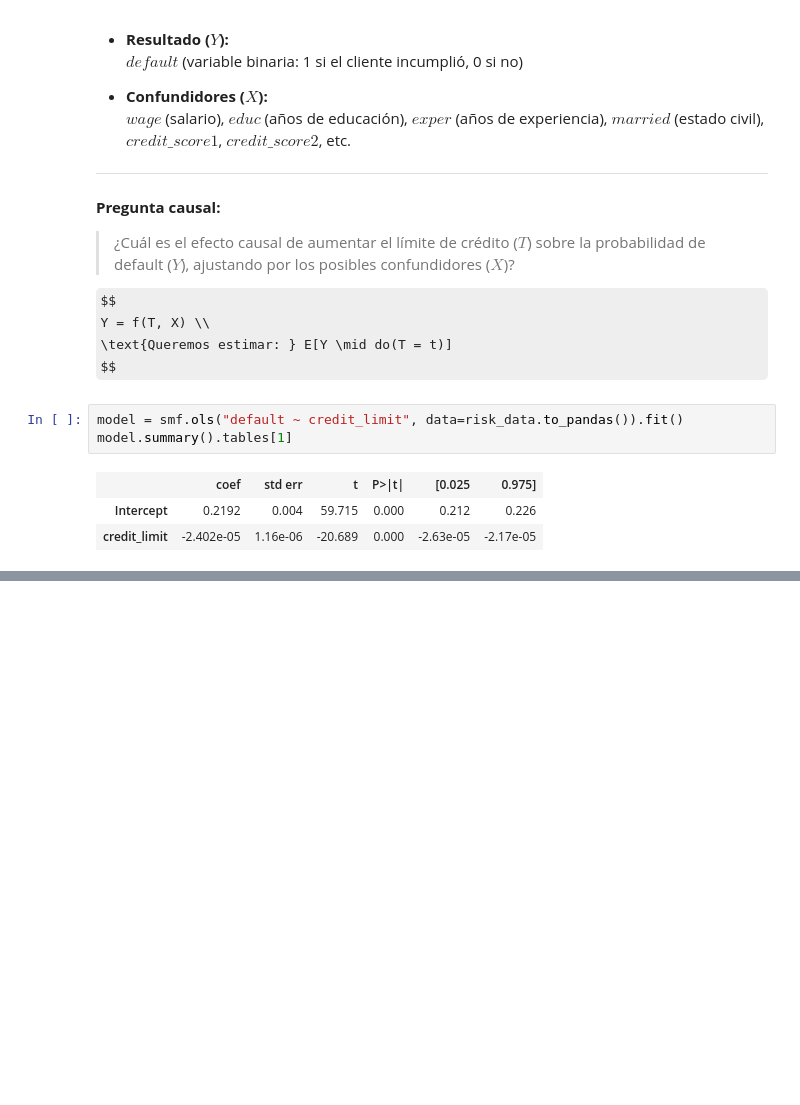
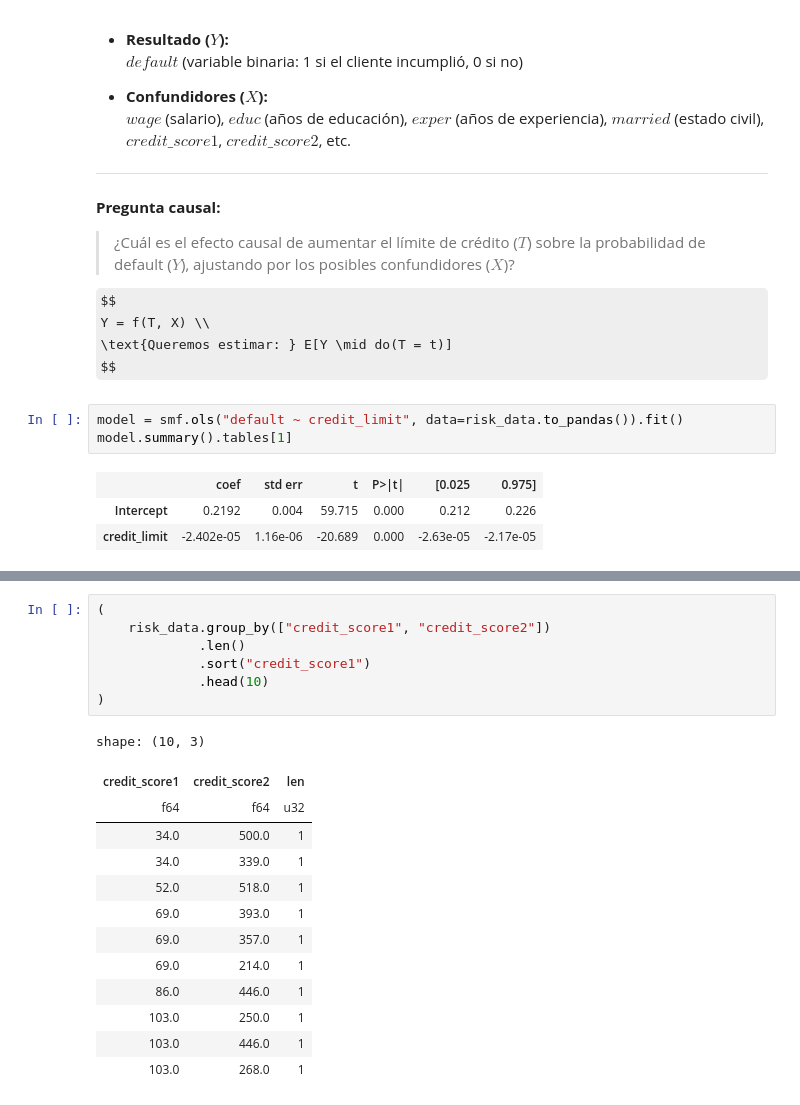
Before and after one commit to Sechi42/Causal_Inference-with-python, a Jupyter notebook: ch04/ch04.ipynb, the cells around one changed output, grey strips where cells are left out. Drawn from its saved outputs; the diff is of its cells as text; some formulas as TeX source; blank space fills up the shorter version.

```diff
--- a/ch04/ch04.ipynb
+++ b/ch04/ch04.ipynb
@@ -173,0 +201,21 @@ plot_data = risk_data.with_columns(
+# %%
+(
+    risk_data.group_by(["credit_score1", "credit_score2"])
+             .len()
+             .sort("credit_score1")
+             .head(10)
+)
+# %% [output]
+shape: (10, 3)
+| credit_score1 | credit_score2 | len |
+| f64 | f64 | u32 |
+| 34.0 | 500.0 | 1 |
+| 34.0 | 339.0 | 1 |
+| 52.0 | 518.0 | 1 |
+| 69.0 | 393.0 | 1 |
+| 69.0 | 357.0 | 1 |
+| 69.0 | 214.0 | 1 |
+| 86.0 | 446.0 | 1 |
+| 103.0 | 250.0 | 1 |
+| 103.0 | 446.0 | 1 |
+| 103.0 | 268.0 | 1 |
```
Also changed, not shown: parts of 2 cells of this notebook.
